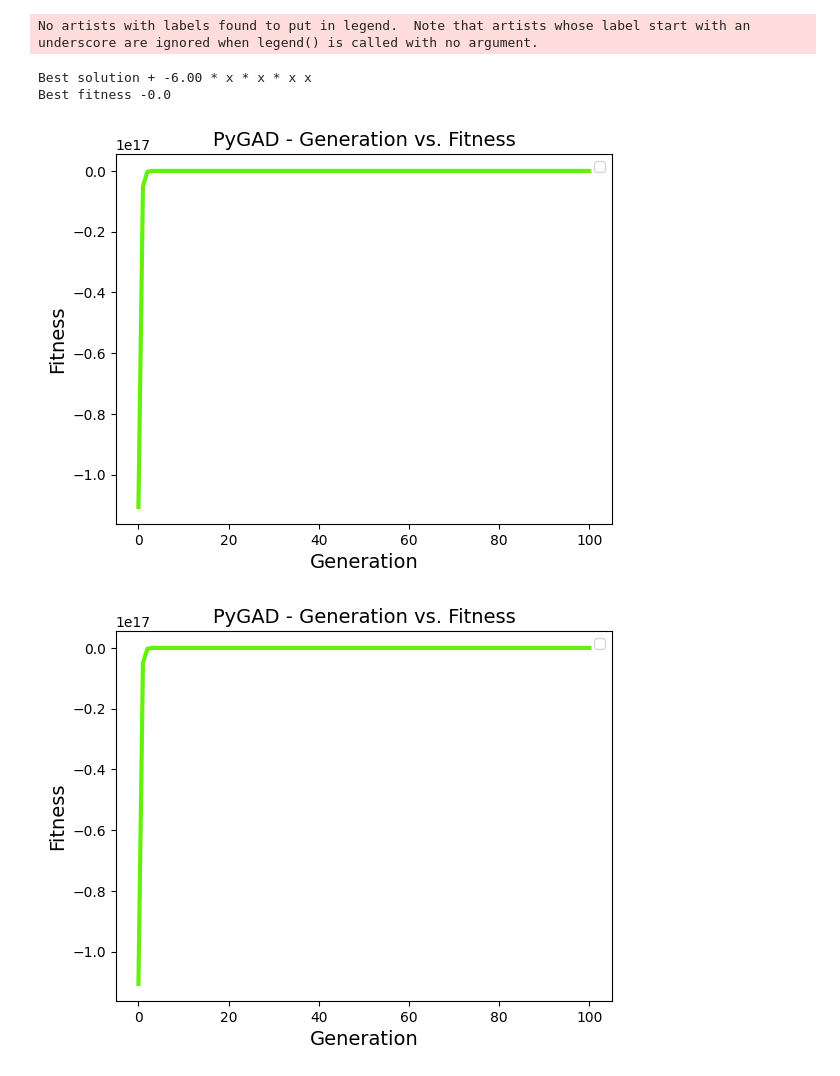
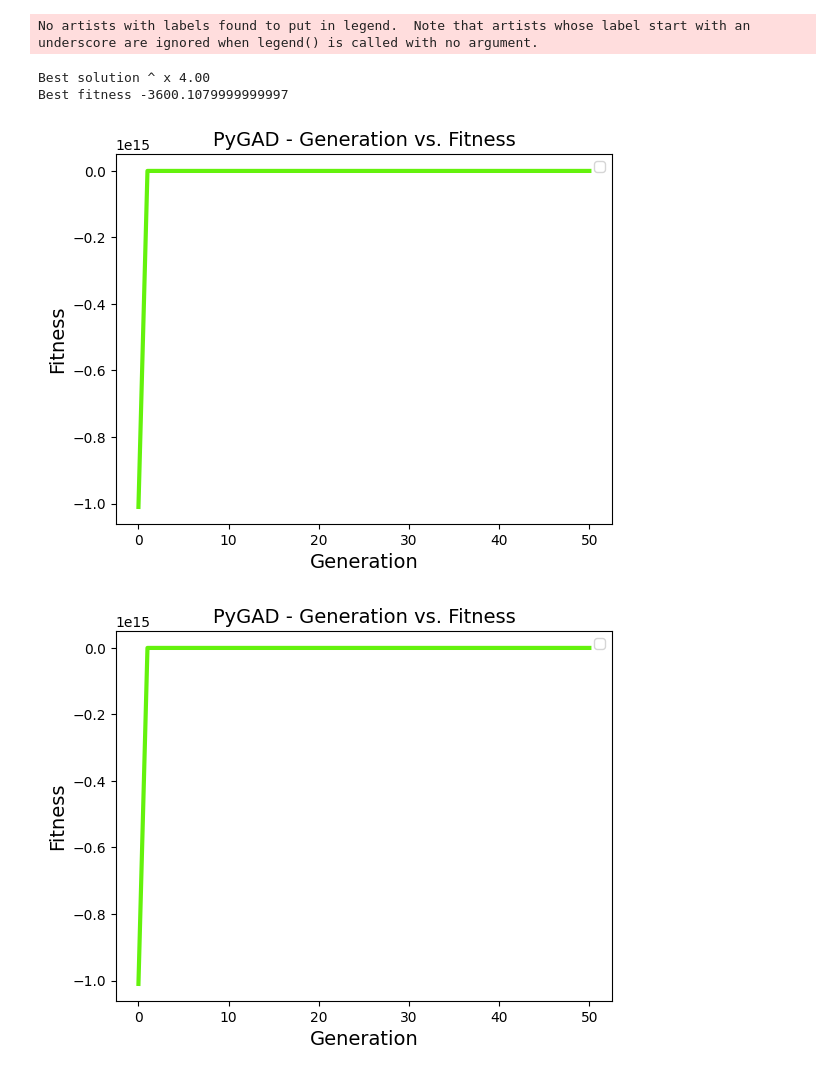
Before and after one commit to galgantar/Inteligentni-sistemi, a Jupyter notebook: seminarska 1/training.ipynb, the cells around one changed output. Drawn from its saved outputs; the diff is of its cells as text; code cells hidden in the pictures.

```diff
--- a/seminarska 1/training.ipynb
+++ b/seminarska 1/training.ipynb
@@ -20,86 +20,62 @@ with open("dataset.csv") as file:
 def fitness_func(ga_instance, solution, solution_idx):
   tree = tree_representation.fromIntArray(solution)
   fit = tree_representation.fitness(tree, xs, ys)
-  # TODO: dirty hack (why is fitness > 0 sometimes??)
-  return fit if fit <= 0 else -fit
+  return fit
 
 
-initial_population = [tree_representation.toIntArray(tree_representation.generate_random_tree(0.3)) for _ in range(500)]
+initial_population = [tree_representation.toIntArray(tree_representation.generate_random_tree(0.3)) for _ in range(1000)]
 
 
 def crossover_func(parents, offspring_size, ga_instance):
-
-  # print("CROSSOVER")
-
   offspring = []
-
   t1, t2 = tree_representation.fromIntArray(parents[0]), tree_representation.fromIntArray(parents[1])
-  # print("parents: ")
-  # print(t1)
-  # print(t2)
-
-  # print("offspring: ")
 
   while len(offspring) != offspring_size[0]:
     child, _ = tree_representation.crossover_tree(t1, t2)
-    child.simplify()
+
     try:
       offspring.append(tree_representation.toIntArray(child))
     except IndexError:
       print("Not crossovering")
 
-    # print(child)
   return np.array(offspring)
 
 
 def mutation_func(offspring, ga_instance):
+  new_offspring = []
 
-    # print("MUTATION")
+  for t_numerical in offspring:
+    t = tree_representation.fromIntArray(t_numerical)
 
-    new_offspring = []
+    if (np.random.rand() < ga_instance.mutation_probability):
+      t = tree_representation.mutate_tree(t)
+    new_offspring.append(tree_representation.toIntArray(t))
 
-    for t_numerical in offspring:
-      t = tree_representation.fromIntArray(t_numerical)
-
-      if(np.random.rand() < ga_instance.mutation_probability):
-
-        # print("before: ")
-        # print(t)
-
-        t = tree_representation.mutate_tree(t)
-
-        # print("after: ")
-        # print(t)
-
-        t.simplify()
-
-      new_offspring.append(tree_representation.toIntArray(t))
-
-    return np.array(new_offspring)
+  return np.array(new_offspring)
 
 
-ga_instance = pygad.GA(num_generations=100,
+ga_instance = pygad.GA(num_generations=50,
                        num_parents_mating=2,
                        initial_population=initial_population,
                        fitness_func=fitness_func,
                        keep_elitism=10,
                        crossover_type=crossover_func,
                        mutation_type=mutation_func,
                        gene_type=np.int8,
-                       mutation_probability=0.5,
+                       mutation_probability=1,
                        )
 
 ga_instance.run()
 
 solution, solution_fitness, solution_idx = ga_instance.best_solution()
 
 print("Best solution", tree_representation.fromIntArray(solution))
 print("Best fitness", solution_fitness)
 
 ga_instance.plot_fitness()
 # %% [output]
 No artists with labels found to put in legend.  Note that artists whose label start with an underscore are ignored when legend() is called with no argument.
-Best solution + -6.00 * x * x * x x
-Best fitness -0.0
+Best solution ^ x 4.00
+Best fitness -3600.1079999999997
-[figure, old version]
+[figure, new version]
-[figure, old version]
+[figure, new version]
```
Also changed, not shown: 1 other file.
